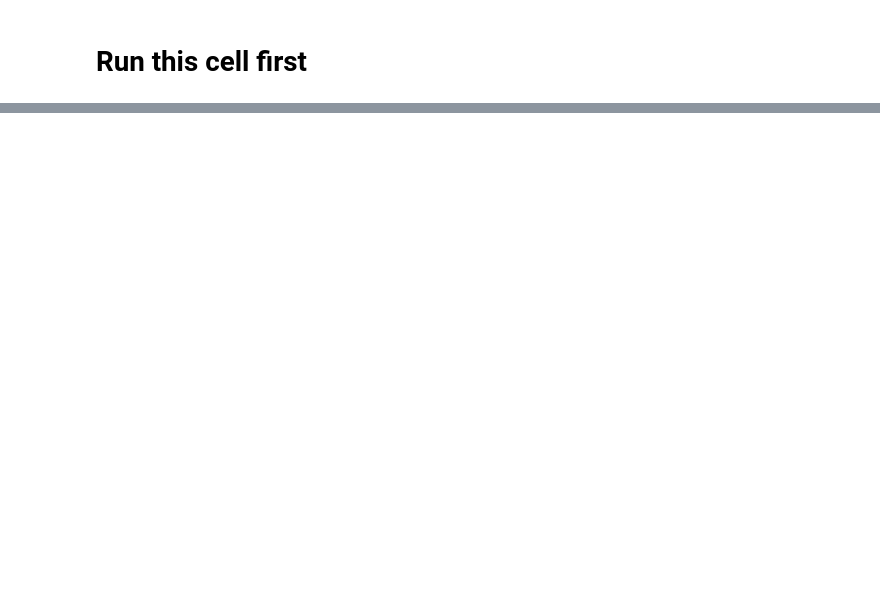
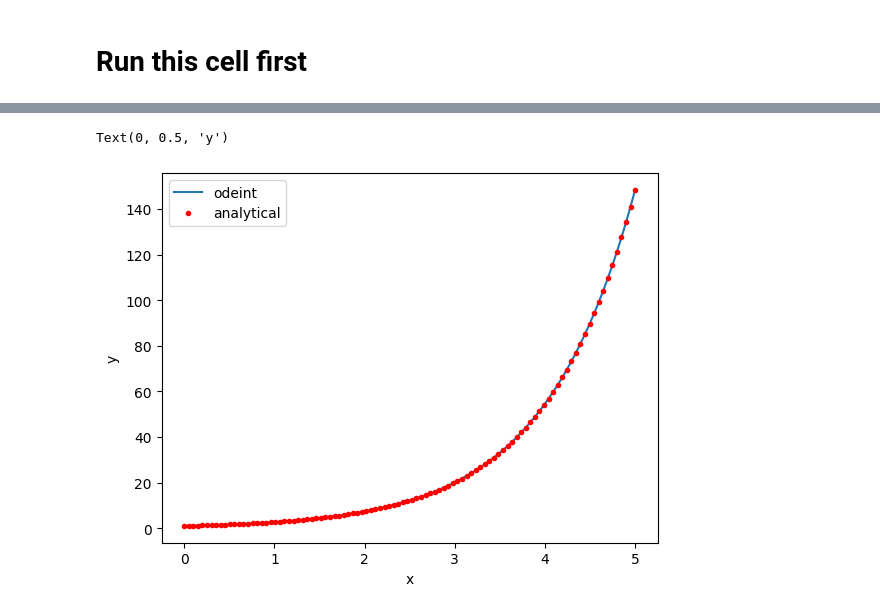
Before and after one commit to autofeedback-exercises/exercises, a Jupyter notebook: MTH2031/crashcourse/odeint/odeint.ipynb, the cells around one changed output, grey strips where cells are left out. Saved outputs shown, nothing was run; the diff lists cells and outputs as text; code cells hidden in the pictures; blank space fills up the shorter version.

```diff
--- a/MTH2031/crashcourse/odeint/odeint.ipynb
+++ b/MTH2031/crashcourse/odeint/odeint.ipynb
@@ -30,0 +49,21 @@ def runtest(tlist):
+# %%
+from scipy.integrate import odeint
+import numpy as np
+import matplotlib.pyplot as plt
+
+
+def dydx(y, x):
+   return y
+
+x = np.linspace(0, 5, 100)
+y0 = 1
+y = odeint(dydx, y0, x)
+
+plt.plot(x, y, label='odeint')
+plt.plot(x, np.exp(x), 'r.', label='analytical')
+plt.legend()
+plt.xlabel('x')
+plt.ylabel('y')
+# %% [output]
+Text(0, 0.5, 'y')
+[figure, added]
```
Also changed, not shown: parts of 14 cells of this notebook, 17 other files.
